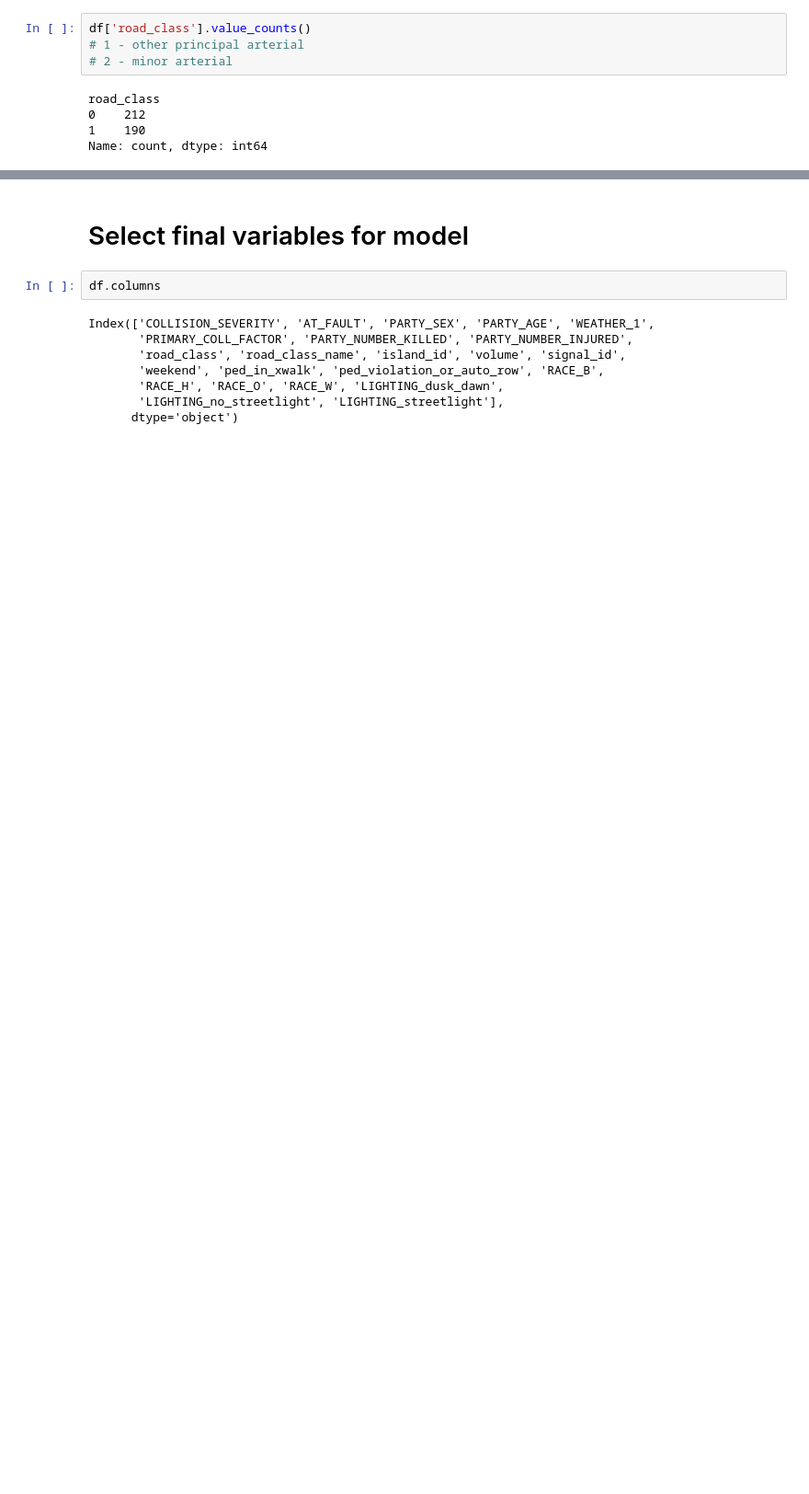
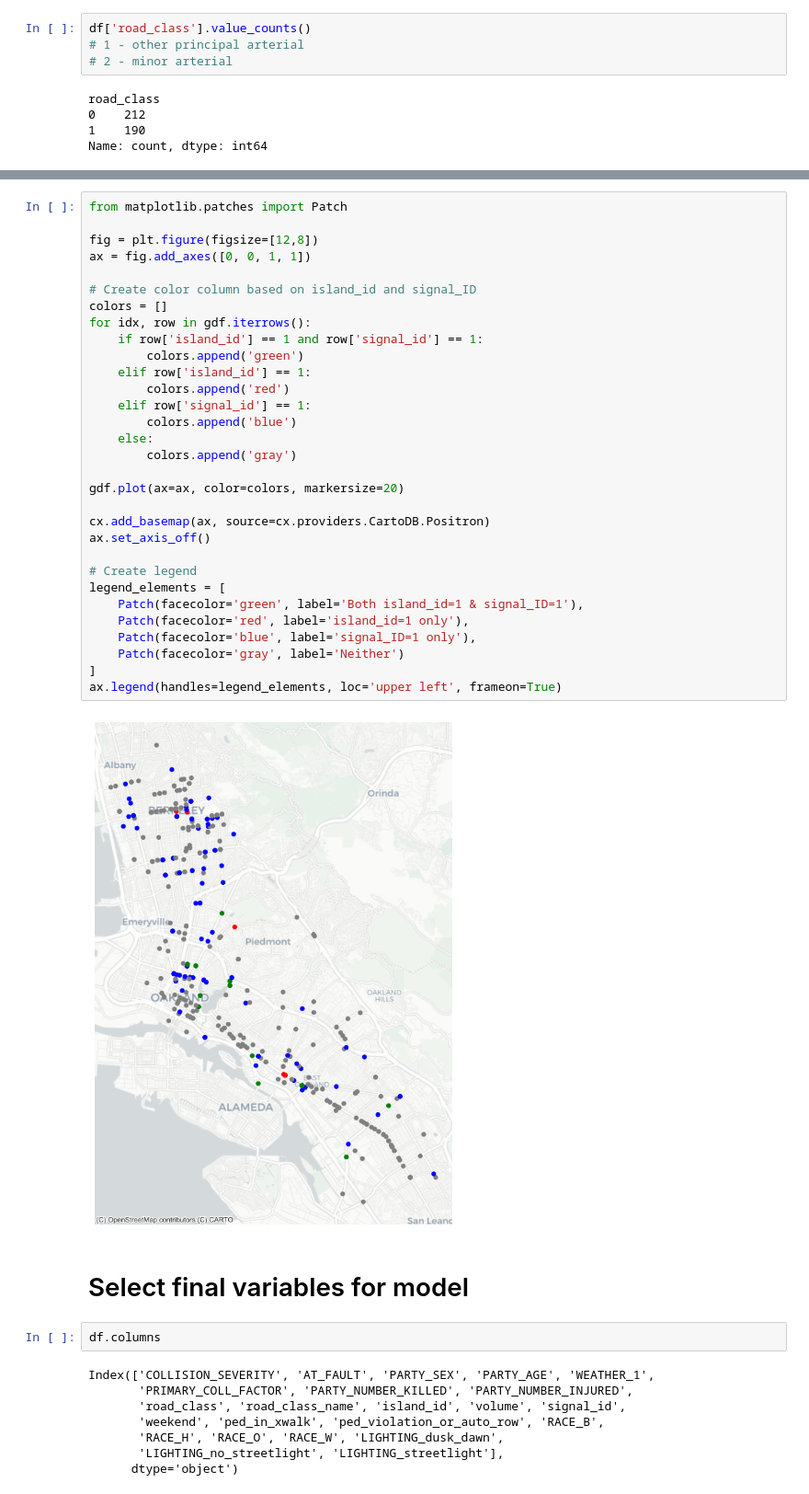
Before and after one commit to AnwarBaroudi/traffic_islands_study, a Jupyter notebook: crash_severity_model_2april.ipynb, the cells around one changed output, grey strips where cells are left out. Shown at 92% size. Cells and saved outputs as stored; diff of their text form; blank space fills up the shorter version.

```diff
--- a/crash_severity_model_2april.ipynb
+++ b/crash_severity_model_2april.ipynb
@@ -386,3 +464,36 @@ Name: count, dtype: int64
+# %%
+from matplotlib.patches import Patch
+
+fig = plt.figure(figsize=[12,8])
+ax = fig.add_axes([0, 0, 1, 1])
+
+# Create color column based on island_id and signal_ID
+colors = []
+for idx, row in gdf.iterrows():
+    if row['island_id'] == 1 and row['signal_id'] == 1:
+        colors.append('green')
+    elif row['island_id'] == 1:
+        colors.append('red')
+    elif row['signal_id'] == 1:
+        colors.append('blue')
+    else:
+        colors.append('gray')
+
+gdf.plot(ax=ax, color=colors, markersize=20)
+
+cx.add_basemap(ax, source=cx.providers.CartoDB.Positron)
+ax.set_axis_off()
+
+# Create legend
+legend_elements = [
+    Patch(facecolor='green', label='Both island_id=1 & signal_ID=1'),
+    Patch(facecolor='red', label='island_id=1 only'),
+    Patch(facecolor='blue', label='signal_ID=1 only'),
+    Patch(facecolor='gray', label='Neither')
+]
+ax.legend(handles=legend_elements, loc='upper left', frameon=True)
+# %% [output]
+[figure, added]
 # %% [markdown]
 # Select final variables for model
 # %%
```
Also changed, not shown: parts of 17 cells of this notebook, 1 other file.
